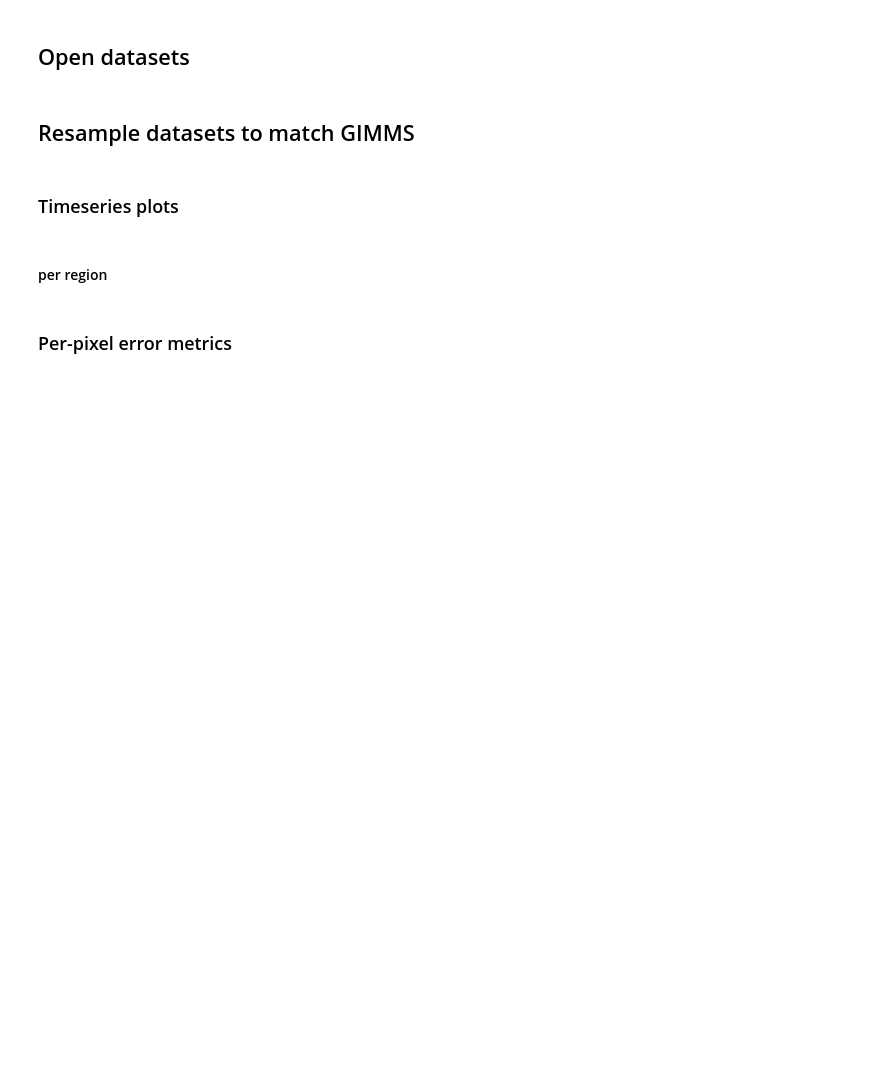
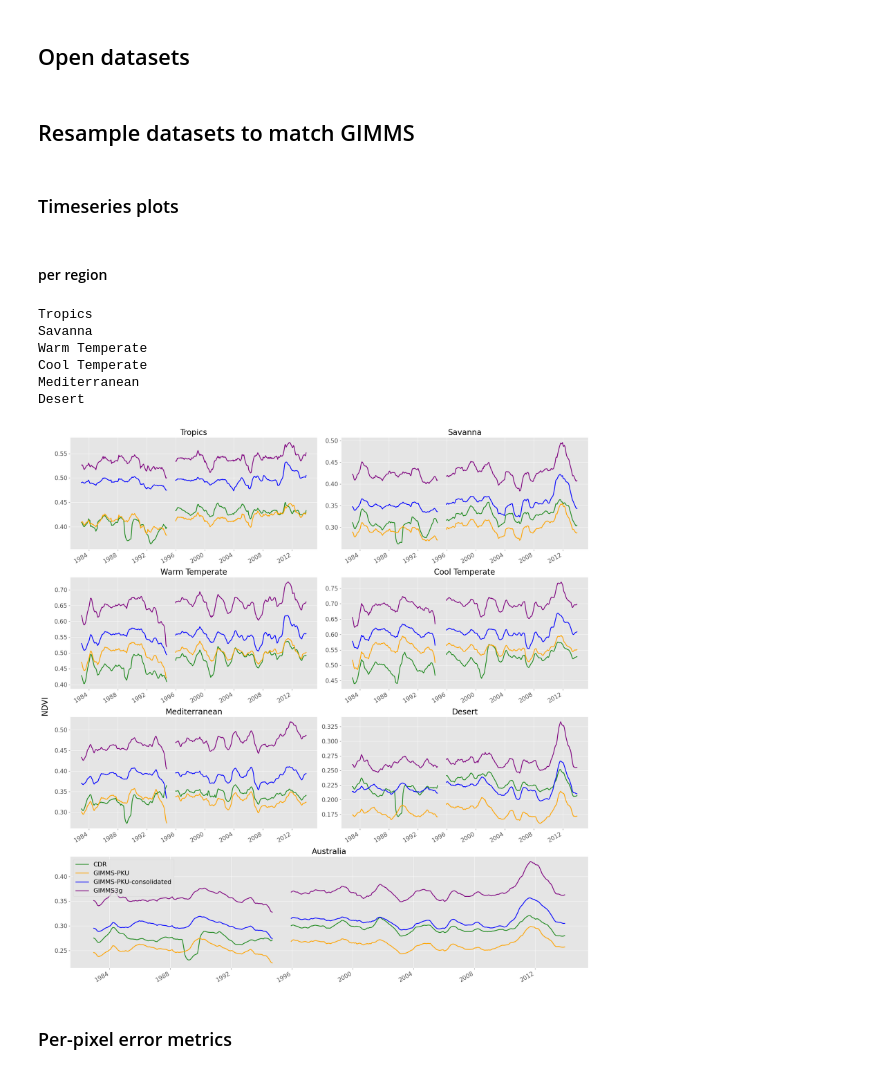
Before and after one commit to cbur24/climate-carbon-interactions, a Jupyter notebook: notebooks/harmonization/comparisons/5_Compare_all_NDVI_products.ipynb, the cells around one changed output. Saved outputs shown, nothing was run; the diff lists cells and outputs as text; code cells hidden in the pictures; blank space fills up the shorter version.

```diff
--- a/notebooks/harmonization/comparisons/5_Compare_all_NDVI_products.ipynb
+++ b/notebooks/harmonization/comparisons/5_Compare_all_NDVI_products.ipynb
@@ -96,13 +119,6 @@ gimms_pku = round_coords(gimms_pku)
 # %%
-avhrr = avhrr.where(avhrr_mask)
-modis = modis.where(avhrr_mask)
-gimms_pku = gimms_pku.where(avhrr_mask)
-gimms = gimms.where(avhrr_mask)
-merge = merge.where(avhrr_mask)
-
-#pku has some areas masked out
-pku_mask = ~np.isnan(gimms_pku)
-avhrr = avhrr.where(pku_mask)
-modis = modis.where(pku_mask)
-merge = merge.where(pku_mask)
-gimms = gimms.where(pku_mask)
+gimms_pku = gimms_pku.where(mask)
+gimms = gimms.where(mask)
+avhrr = avhrr.where(mask)
+gimms_pku_cons = gimms_pku_cons.where(mask)
+# modis = modis.where(mask)
@@ -116,6 +128,8 @@ gimms = gimms.where(pku_mask)
 #### per region
 # %%
 gdf = gpd.read_file('/g/data/os22/chad_tmp/NEE_modelling/data/bioclimatic_regions.geojson')
+# %%
+roll=12
 # %%
 mosiac = [
     ["A", "B"],
@@ -129,49 +143,60 @@ fig, axes = plt.subplot_mosaic(mosiac, figsize=(20,20))
 for ax, (index, row) in zip(axes, gdf.iterrows()):
     print(row['region_name'])
     # Generate a polygon mask to keep only data within the polygon
-    mask = xr_rasterize(gdf.iloc[[index]], gimms_pku, crs=crs)
-    mask = round_coords(mask)
+    m = xr_rasterize(gdf.iloc[[index]], gimms_pku, crs=crs)
+    m = round_coords(m)
 
     # Mask dataset to set pixels outside the polygon to `NaN`
-    modis_region = modis.where(mask)
-    avhrr_region = avhrr.where(mask)
+    # modis_region = modis.where(mask)
+    avhrr_region = avhrr.where(m)
     #merge_region = merge.where(mask)
-    gimms_pku_region = gimms_pku.where(mask)
-    gimms_region = gimms.where(mask)
+    gimms_pku_region = gimms_pku.where(m)
+    gimms_pku_cons_region = gimms_pku_cons.where(m)
+    gimms_region = gimms.where(m)
 
-    avhrr_region.mean(['latitude','longitude']).rolling(time=3).mean().plot(ax=axes[ax], label='AVHRR CDR', c ='forestgreen', linewidth=2)
+    avhrr_region.mean(['latitude','longitude']).rolling(time=roll, min_periods=roll).mean().plot(ax=axes[ax], label='ACDR', c ='forestgreen', linewidth=2)
+    gimms_pku_region.mean(['latitude','longitude']).rolling(time=roll, min_periods=roll).mean().plot(ax=axes[ax], label='GIMMS-PKU', c='orange', linewidth=2)
+    gimms_pku_cons_region.mean(['latitude','longitude']).rolling(time=roll, min_periods=roll).mean().plot(ax=axes[ax], label='GIMMS-PKU-consolidated', c='blue', linewidth=2)
+    gimms_region.mean(['latitude','longitude']).rolling(time=roll, min_periods=roll).mean().plot(ax=axes[ax], label='GIMMS3g',c='purple', linewidth=2)
+    # modis_region.mean(['latitude','longitude']).rolling(time=roll).mean().plot(ax=axes[ax], label='MODIS', c='black', linewidth=2)
     #merge_region.mean(['latitude','longitude']).rolling(time=3).mean().plot(ax=axes[ax], label='AVHRR adjusted (GBM)', c='red', linewidth=2)
-    gimms_pku_region.mean(['latitude','longitude']).rolling(time=3).mean().plot(ax=axes[ax], label='AVHRR GIMMS-PKU', c='orange', linewidth=2)
-    gimms_region.mean(['latitude','longitude']).rolling(time=3).mean().plot(ax=axes[ax], label='AVHRR GIMMS3g',c='purple', linewidth=2)
-    modis_region.mean(['latitude','longitude']).rolling(time=3).mean().plot(ax=axes[ax], label='MODIS', c='black', linewidth=2)
 
     axes[ax].set_ylabel('')
     axes[ax].set_xlabel('')
     # axes[ax].sharex(axes['E'])
     axes[ax].tick_params(axis='y', labelsize=15)
     axes[ax].tick_params(axis='x', labelsize=15)
     axes[ax].set_title(row['region_name'], fontsize=20)
     axes[ax].grid(True)
 
 #the last Aus-wide plot
-avhrr.mean(['latitude','longitude']).rolling(time=3).mean().plot(ax=axes['G'], label='AVHRR CDR', c ='forestgreen', linewidth=2)
+avhrr.mean(['latitude','longitude']).rolling(time=roll, min_periods=roll).mean().plot(ax=axes['G'], label='CDR', c ='forestgreen', linewidth=2)
+gimms_pku.mean(['latitude','longitude']).rolling(time=roll, min_periods=roll).mean().plot(ax=axes['G'], label='GIMMS-PKU', c='orange', linewidth=2)
+gimms_pku_cons.mean(['latitude','longitude']).rolling(time=roll, min_periods=roll).mean().plot(ax=axes['G'], label='GIMMS-PKU-consolidated', c='blue', linewidth=2)
+gimms.mean(['latitude','longitude']).rolling(time=roll, min_periods=roll).mean().plot(ax=axes['G'], label='GIMMS3g',c='purple', linewidth=2)
+# modis.mean(['latitude','longitude']).rolling(time=roll).mean().plot(ax=axes['G'], label='MODIS', color='black', linewidth=2)
 #merge.mean(['latitude','longitude']).rolling(time=3).mean().plot(ax=axes['G'], label='AVHRR-Adjusted (GBM)', c='red', linewidth=2)
-gimms_pku.mean(['latitude','longitude']).rolling(time=3).mean().plot(ax=axes['G'], label='AVHRR GIMMS-PKU', c='orange', linewidth=2)
-gimms.mean(['latitude','longitude']).rolling(time=3).mean().plot(ax=axes['G'], label='AVHRR GIMMS3g',c='purple', linewidth=2)
-modis.mean(['latitude','longitude']).rolling(time=3).mean().plot(ax=axes['G'], label='MODIS', color='black', linewidth=2)
 
 axes['G'].set_title('Australia', fontsize=20)
 axes['G'].legend(fontsize=16)
 axes['G'].set_ylabel('')
 axes['G'].set_xlabel('')
 axes['G'].tick_params(axis='y', labelsize=15)
 axes['G'].tick_params(axis='x', labelsize=15)
 axes['G'].grid(True)
 
 fig.supylabel(model_var, fontsize=20)
 plt.tight_layout(rect=(0.015,0,1,1))
-fig.savefig(f'/g/data/os22/chad_tmp/climate-carbon-interactions/results/figs/{model_var}_compareallproducts_timeseries_bioregion.png',
-            bbox_inches='tight', dpi=300);
+# fig.savefig(f'/g/data/os22/chad_tmp/climate-carbon-interactions/results/figs/{model_var}_compareallproducts_timeseries_bioregion.png',
+#             bbox_inches='tight', dpi=300);
+# %% [output]
+Tropics
+Savanna
+Warm Temperate
+Cool Temperate
+Mediterranean
+Desert
+[figure, added]
 # %% [markdown]
 ### Per-pixel error metrics
 # %%
```
Also changed, not shown: parts of 20 cells of this notebook, 1 other file.
